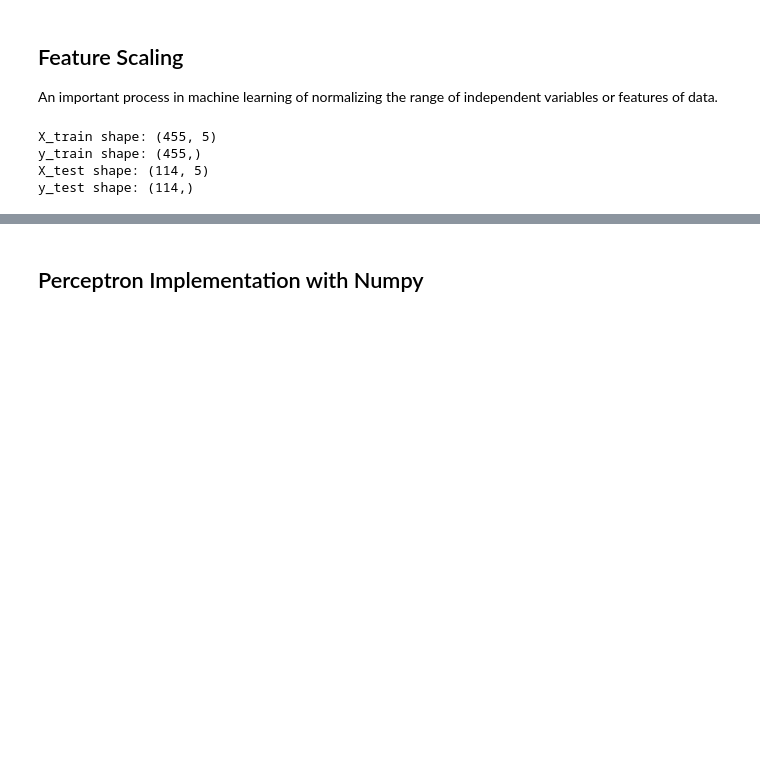
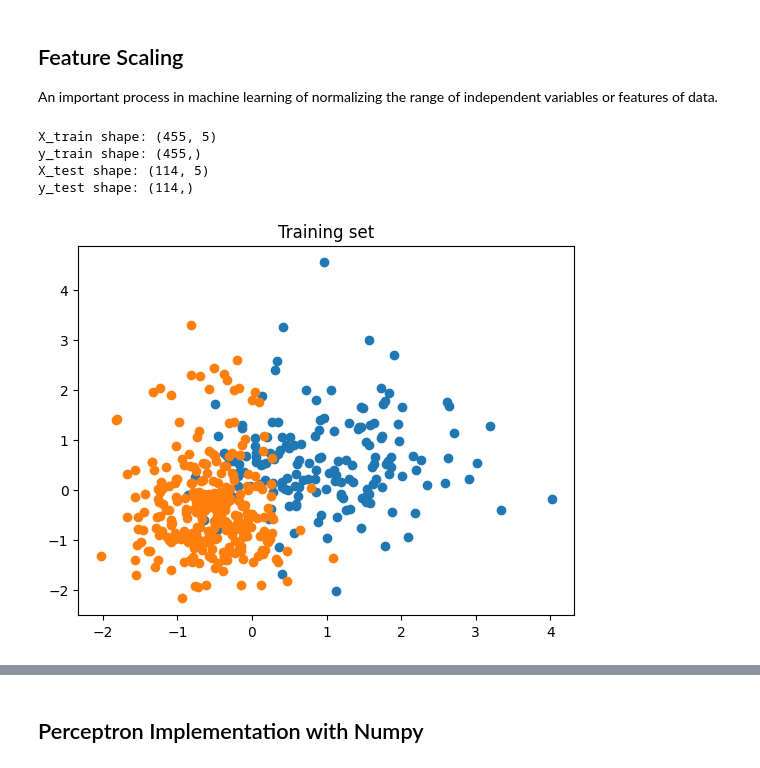
Before and after one commit to AngelX62/Comparing-ML-Models, a Jupyter notebook: main.ipynb, the cells around one changed output, grey strips where cells are left out. Saved outputs shown, nothing was run; the diff lists cells and outputs as text; code cells hidden in the pictures; blank space fills up the shorter version.

```diff
--- a/main.ipynb
+++ b/main.ipynb
@@ -150,6 +150,13 @@ X_train shape: (455, 5)
 y_train shape: (455,)
 X_test shape: (114, 5)
 y_test shape: (114,)
+# %%
+plt.scatter(X_train[y_train==0, 0], X_train[y_train==0,1], label='class 0')
+plt.scatter(X_train[y_train==1,0], X_train[y_train==1,1], label='class 1')
+plt.title('Training set')
+plt.show()
+# %% [output]
+[figure, added]
 # %% [markdown]
 ## What is the Perceptron Learning Algorithm?
 
```
Also changed, not shown: parts of 6 cells of this notebook.
